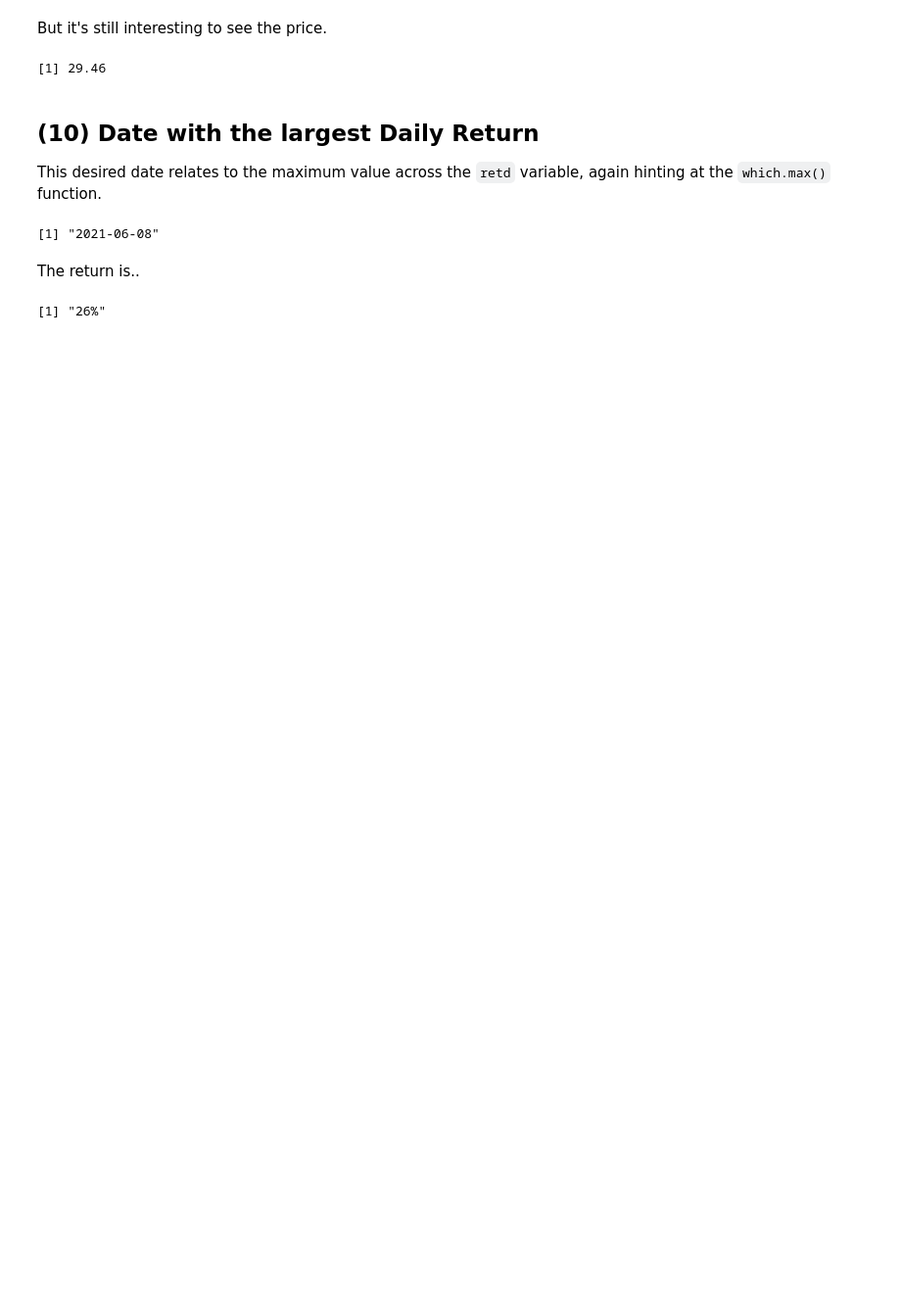
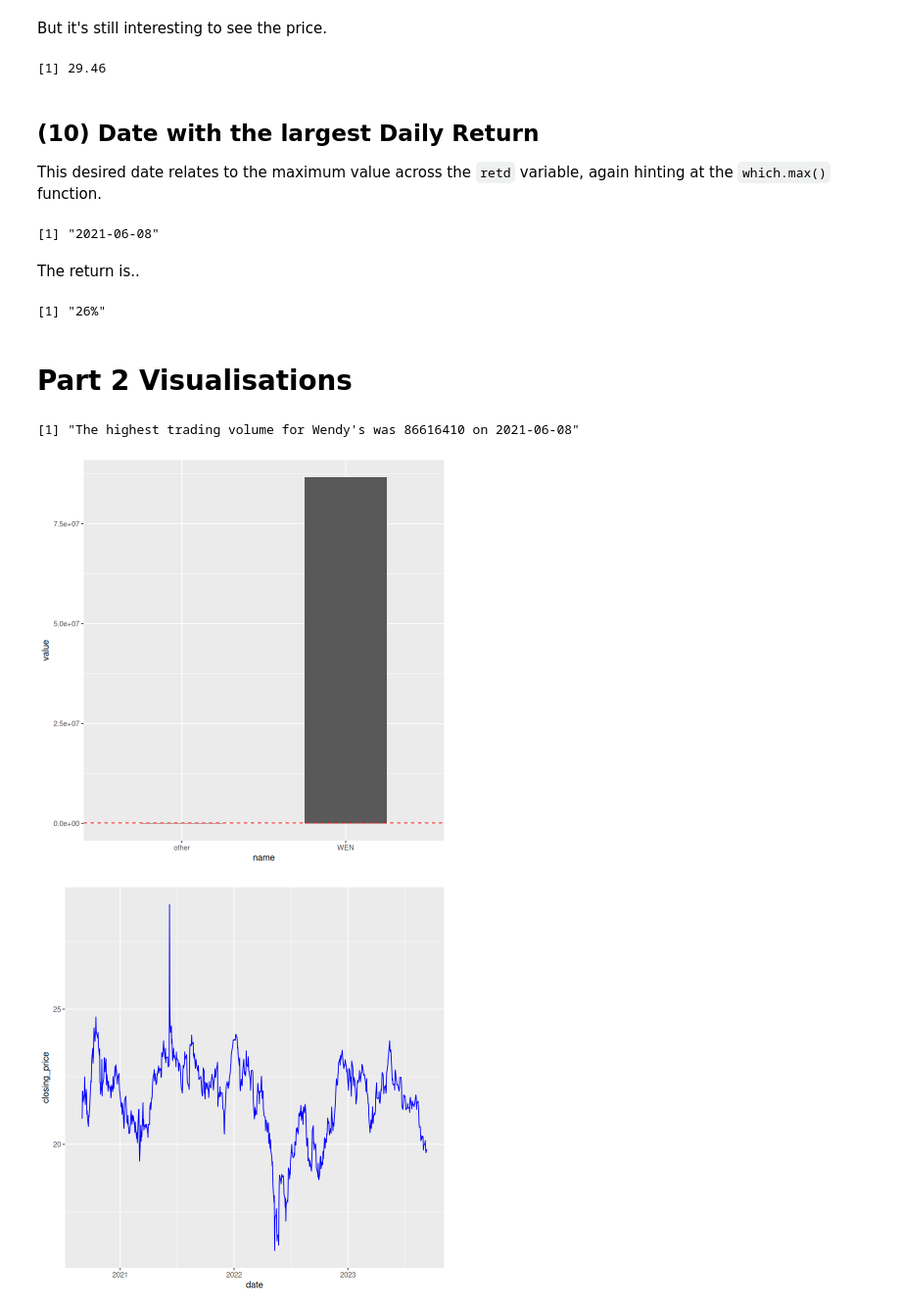
Before and after one commit to mg825/R_Assignment_1, a Jupyter notebook: WENDY's/WEN.ipynb, the cells around one changed output. Shown at 98% size. Saved outputs shown, nothing was run; the diff lists cells and outputs as text; code cells hidden in the pictures; blank space fills up the shorter version.

Commit message:
visualization

```diff
--- a/WENDY's/WEN.ipynb
+++ b/WENDY's/WEN.ipynb
@@ -158,3 +211,68 @@ retd_highest_p = stock_data_wen$retd[which.max(stock_data_wen$retd)]*100
 print(paste0(round(retd_highest_p, 2), "%"))
 # %% [output]
 [1] "26%"
+# %% [markdown]
+# Part 2 Visualisations
+# %%
+if (max(stock_data_wen$cshtrd) > 100000) {
+   highest_trading_v = max(stock_data_wen$cshtrd)
+}
+highest_trading_v_d = stock_data_wen$datadate[which.max(stock_data_wen$cshtrd)]
+print(paste0("The highest trading volume for Wendy's was ", highest_trading_v," on ", highest_trading_v_d))
+
+df_tickers_v_100000 = data.frame(
+      name = c("WEN", "other"),
+      value = c(highest_trading_v, 60000)
+   )
+
+ggplot(df_tickers_v_100000, aes(x=name, y=value)) +
+  geom_bar(stat = "identity", width=0.5) +
+  geom_hline(yintercept = 100000, color = "red", linetype = "dashed")
+
+df_tickers_prccd = data.frame(
+   date = stock_data_wen$datadate,
+   closing_price = stock_data_wen$prccd
+   )
+
+ggplot(df_tickers_prccd, aes(x=date, y=closing_price)) +
+   geom_line(color = "blue")
+
+
+df_wen_highs = data.frame(
+   date = stock_data_wen$datadate,
+   closing_price = stock_data_wen$prchd,
+   graph = "Highs"
+   )
+
+df_wen_highs <- subset(df_wen_highs, format(date, "%Y") == "2021")
+
+df_wen_lows = data.frame(
+   date = stock_data_wen$datadate,
+   closing_price = stock_data_wen$prcld,
+   graph = "Lows"
+   )
+
+df_wen_lows <- subset(df_wen_lows, format(date, "%Y") == "2021")
+
+
+df_wen_hl = rbind(df_wen_highs, df_wen_lows)
+
+ggplot(df_wen_hl, aes(x=date, y=closing_price, color=graph)) +
+   geom_line() +
+   scale_color_manual(values=c("Highs"="blue", "Lows"="red"))
+
+
+
+
+df_wen_volume = data.frame(
+   date = stock_data_wen$datadate,
+   volume = stock_data_wen$cshtrd
+   )
+
+ggplot(df_wen_volume, aes(x=date, y=volume)) +
+  geom_bar(stat = "identity", width=1) +
+  geom_hline(yintercept = 100000, color = "red", linetype = "dashed")
+# %% [output]
+[1] "The highest trading volume for Wendy's was 86616410 on 2021-06-08"
+[figure, added]
+[figure, added]
```
Also changed, not shown: parts of 9 cells of this notebook, 3 other files.
